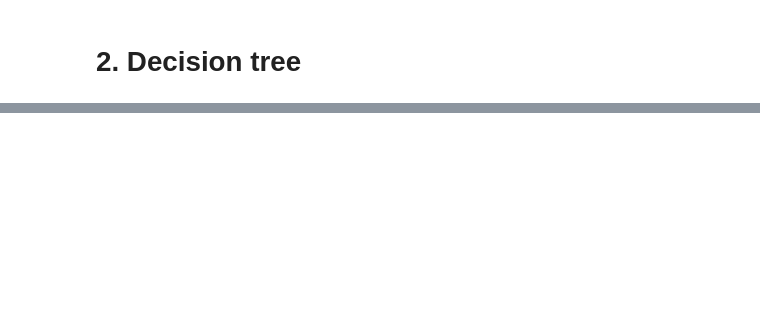
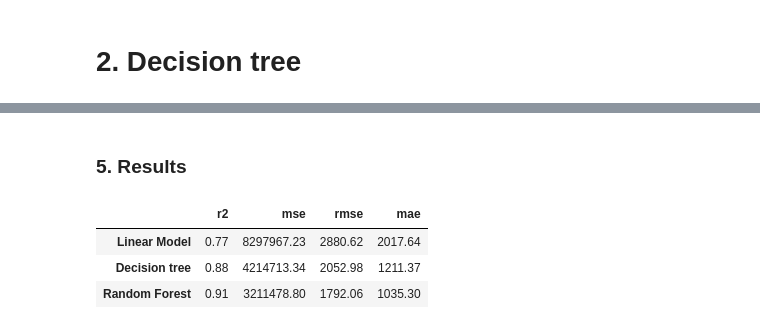
Before and after one commit to yegorchq/usedcars, a Jupyter notebook: usedcars.ipynb, the cells around one changed output, grey strips where cells are left out. Drawn from its saved outputs; the diff is of its cells as text; code cells hidden in the pictures; blank space fills up the shorter version.

```diff
--- a/usedcars.ipynb
+++ b/usedcars.ipynb
@@ -547,0 +583,33 @@ validation sample results:
+# %%
+from sklearn.ensemble import RandomForestRegressor
+
+regressor = RandomForestRegressor(
+    criterion='squared_error',
+    random_state=42,
+    n_estimators=50,
+    n_jobs=-1
+)
+
+encoder = OneHotEncoder(handle_unknown='ignore')
+column_transformer = ColumnTransformer([
+    ('ohe', OneHotEncoder(handle_unknown="ignore"), categorical),
+    ('scale', StandardScaler(), numeric)
+])
+
+pipeline = Pipeline(steps=[
+    ('ohe', column_transformer),
+    ('regression', regressor)
+])
+
+pipeline.fit(X_train, y_train)
+y_pred = pipeline.predict(X_valid)
+
+print('validation sample results:')
+df_metrics.loc['Random Forest'] = np.round([
+    r2_score(y_valid, y_pred),
+    mean_squared_error(y_valid, y_pred),
+    np.sqrt(mean_squared_error(y_valid, y_pred)),
+    mean_absolute_error(y_valid, y_pred)
+],2)
+
+df_metrics.loc[['Random Forest']]
@@ -547,0 +631,9 @@ validation sample results:
+# %% [markdown]
+### 5. Results
+# %%
+df_metrics
+# %% [output]
+|  | r2 | mse | rmse | mae |
+| Linear Model | 0.77 | 8297967.23 | 2880.62 | 2017.64 |
+| Decision tree | 0.88 | 4214713.34 | 2052.98 | 1211.37 |
+| Random Forest | 0.91 | 3211478.80 | 1792.06 | 1035.30 |
```
Also changed, not shown: parts of 7 cells of this notebook.
